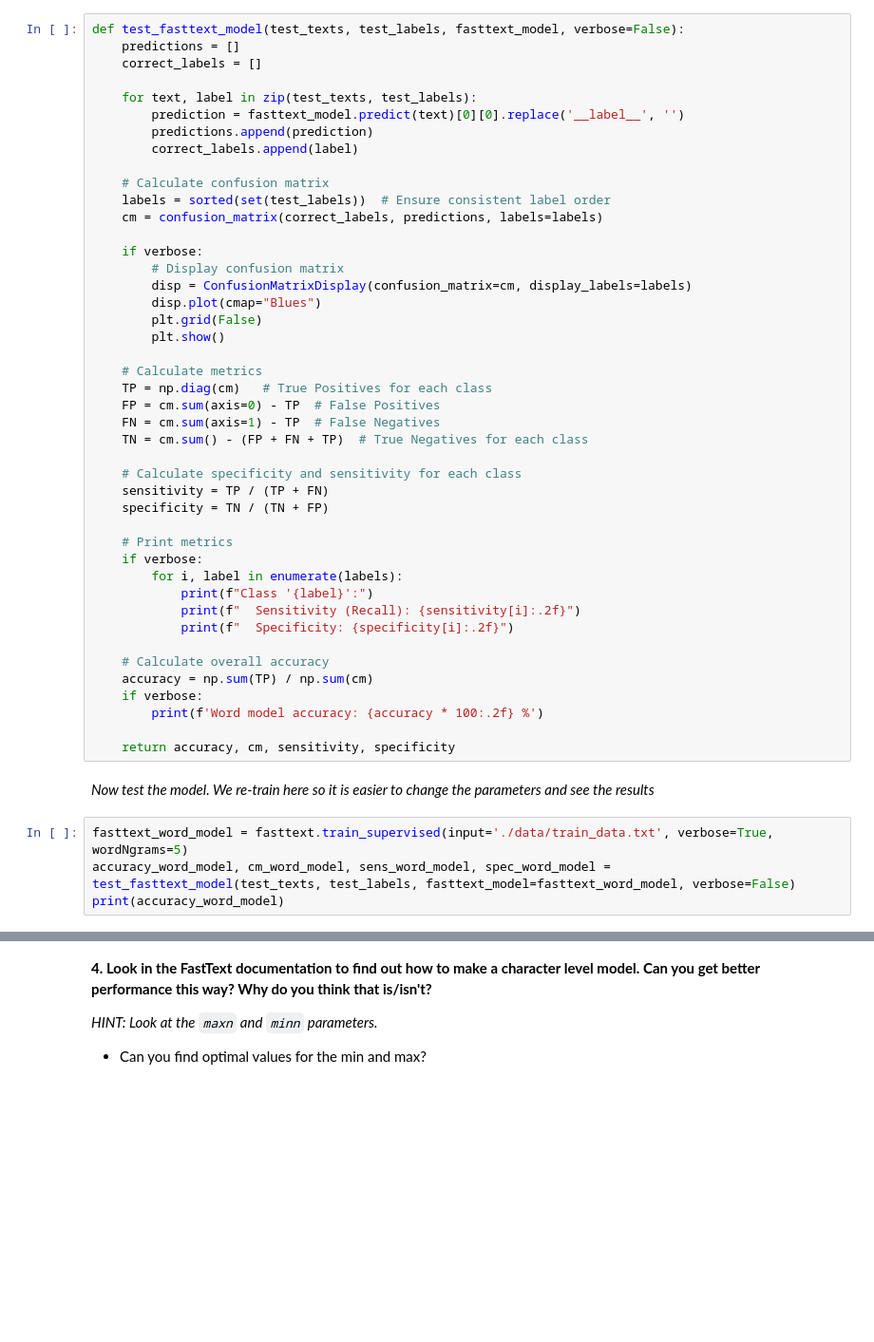
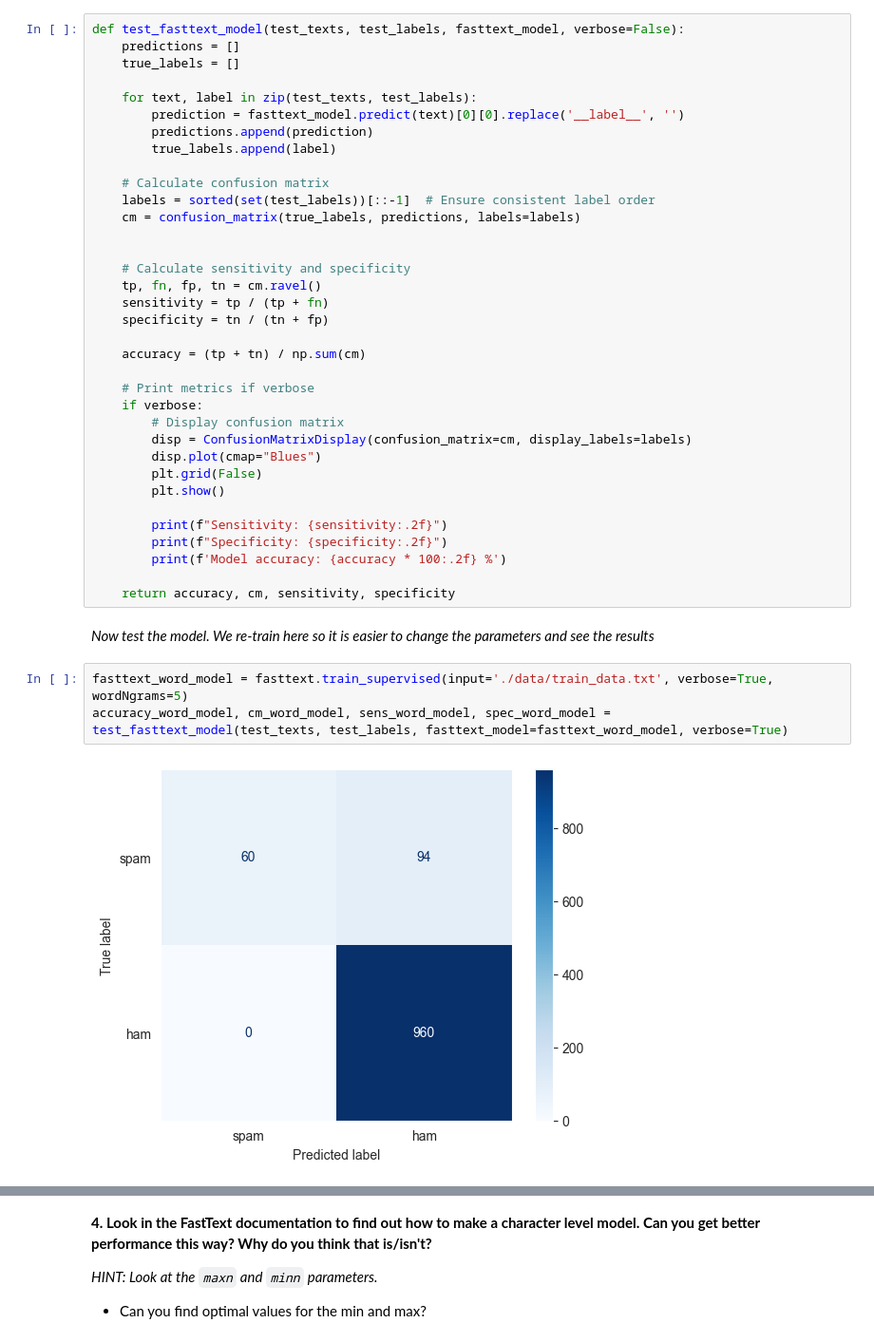
Before and after one commit to Twinbo/Signals-and-Data-Autumn-2025-student, a Jupyter notebook: week_8/ex_week_8_solutions.ipynb, the cells around one changed output, grey strips where cells are left out. Shown at 95% size. Drawn from its saved outputs; the diff is of its cells as text; blank space fills up the shorter version.

```diff
--- a/week_8/ex_week_8_solutions.ipynb
+++ b/week_8/ex_week_8_solutions.ipynb
@@ -728,17 +820,26 @@ fasttext_word_model = fasttext.train_supervised(input='./data/train_data.txt', v
 # %%
 def test_fasttext_model(test_texts, test_labels, fasttext_model, verbose=False):
     predictions = []
-    correct_labels = []
+    true_labels = []
 
     for text, label in zip(test_texts, test_labels):
         prediction = fasttext_model.predict(text)[0][0].replace('__label__', '')
         predictions.append(prediction)
-        correct_labels.append(label)
+        true_labels.append(label)
 
     # Calculate confusion matrix
-    labels = sorted(set(test_labels))  # Ensure consistent label order
-    cm = confusion_matrix(correct_labels, predictions, labels=labels)
+    labels = sorted(set(test_labels))[::-1]  # Ensure consistent label order
+    cm = confusion_matrix(true_labels, predictions, labels=labels)
 
+
+    # Calculate sensitivity and specificity
+    tp, fn, fp, tn = cm.ravel()
+    sensitivity = tp / (tp + fn)
+    specificity = tn / (tn + fp)
+
+    accuracy = (tp + tn) / np.sum(cm)
+
+    # Print metrics if verbose
     if verbose:
         # Display confusion matrix
         disp = ConfusionMatrixDisplay(confusion_matrix=cm, display_labels=labels)
@@ -746,33 +847,15 @@ def test_fasttext_model(test_texts, test_labels, fasttext_model, verbose=False):
         plt.grid(False)
         plt.show()
 
-    # Calculate metrics
-    TP = np.diag(cm)   # True Positives for each class
-    FP = cm.sum(axis=0) - TP  # False Positives
-    FN = cm.sum(axis=1) - TP  # False Negatives
-    TN = cm.sum() - (FP + FN + TP)  # True Negatives for each class
-
-    # Calculate specificity and sensitivity for each class
-    sensitivity = TP / (TP + FN)
-    specificity = TN / (TN + FP)
-
-    # Print metrics
-    if verbose:
-        for i, label in enumerate(labels):
-            print(f"Class '{label}':")
-            print(f"  Sensitivity (Recall): {sensitivity[i]:.2f}")
-            print(f"  Specificity: {specificity[i]:.2f}")
-
-    # Calculate overall accuracy
-    accuracy = np.sum(TP) / np.sum(cm)
-    if verbose:
-        print(f'Word model accuracy: {accuracy * 100:.2f} %')
+        print(f"Sensitivity: {sensitivity:.2f}")
+        print(f"Specificity: {specificity:.2f}")
+        print(f'Model accuracy: {accuracy * 100:.2f} %')
 
     return accuracy, cm, sensitivity, specificity
 # %% [markdown]
 *Now test the model. We re-train here so it is easier to change the parameters and see the results*
 # %%
 fasttext_word_model = fasttext.train_supervised(input='./data/train_data.txt', verbose=True, wordNgrams=5)
-accuracy_word_model, cm_word_model, sens_word_model, spec_word_model = test_fasttext_model(test_texts, test_labels, fasttext_model=fasttext_word_model, verbose=False)
-print(accuracy_word_model)
+accuracy_word_model, cm_word_model, sens_word_model, spec_word_model = test_fasttext_model(test_texts, test_labels, fasttext_model=fasttext_word_model, verbose=True)
 # %% [output]
+[figure, added]
```
Also changed, not shown: parts of 42 cells of this notebook.
